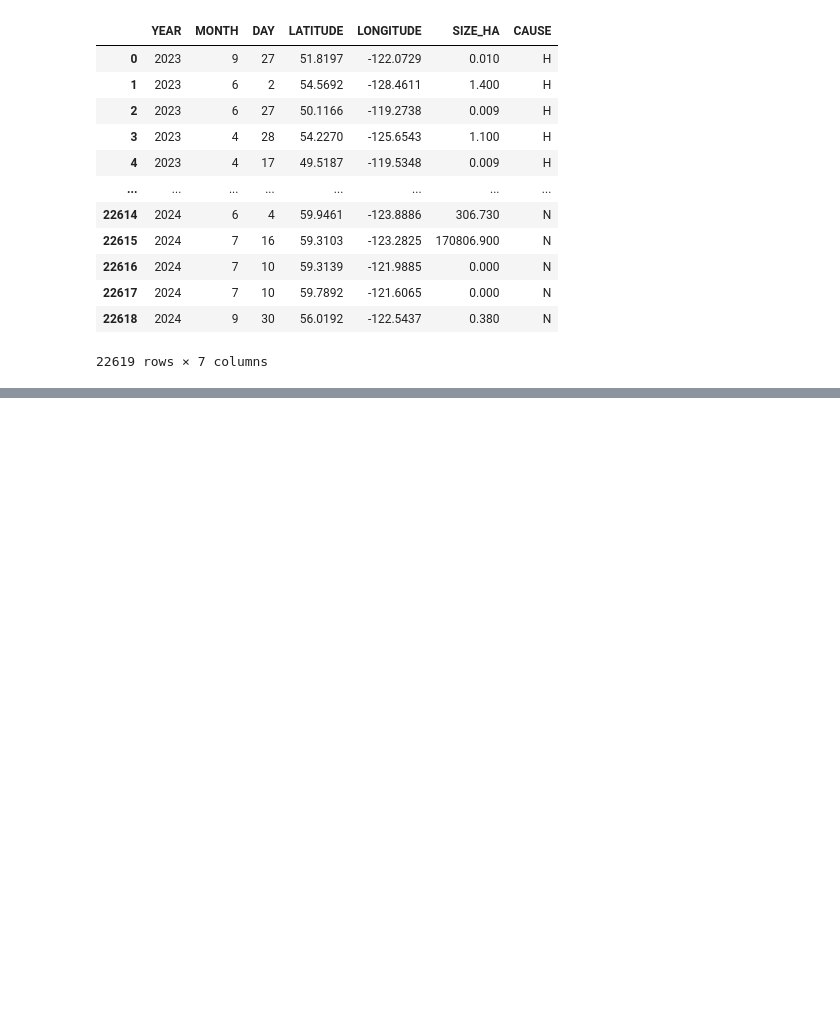
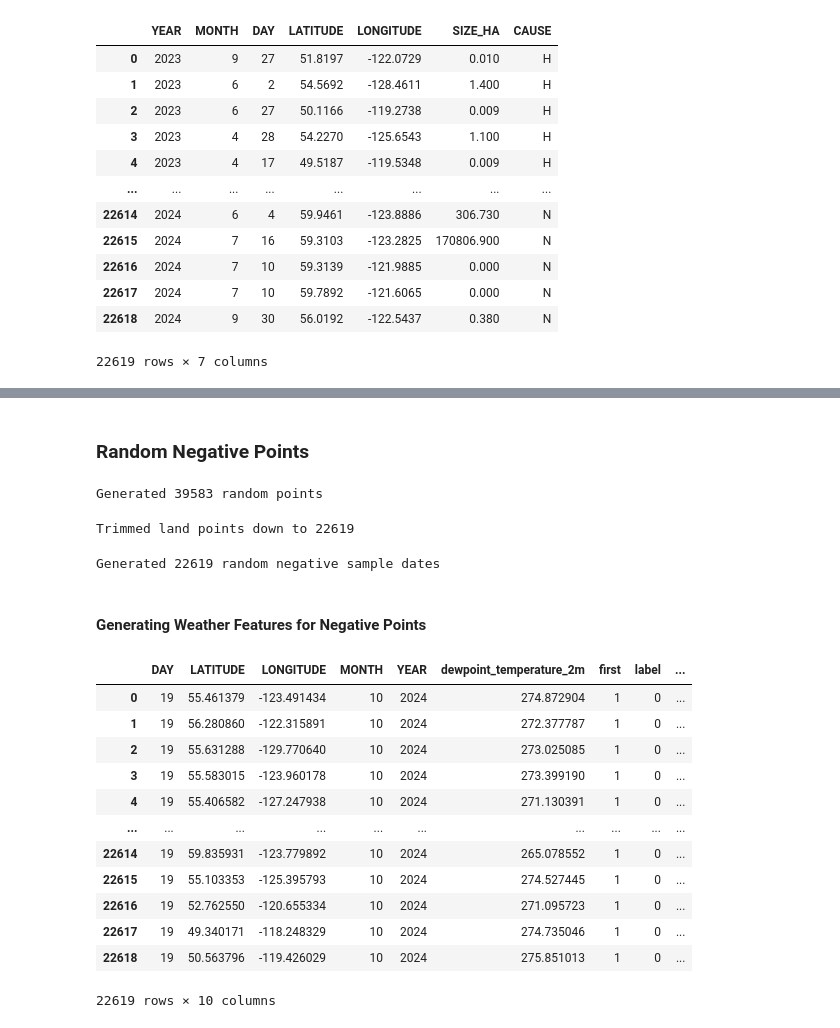
Before and after one commit to MikaTan2007/bc-wildfire-prediction, a Jupyter notebook: bc_wildfire_prediction.ipynb, the cells around one changed output, grey strips where cells are left out. Cells and saved outputs as stored; diff of their text form; code cells hidden in the pictures; blank space fills up the shorter version.

Commit message:
Generated negatives

```diff
--- a/bc_wildfire_prediction.ipynb
+++ b/bc_wildfire_prediction.ipynb
@@ -345,2 +346,82 @@ WARNING:googleapiclient.http:Sleeping 0.53 seconds before retry 1 of 5 for reque
 # %%
 bc_weather_fires.to_csv("bc_weather_fires.csv", index=False)
+# %% [markdown]
+### Random Negative Points
+# %%
+import random
+
+landcover = ee.ImageCollection('MODIS/061/MCD12Q1').select('LC_Type1').mode()
+land_mask = landcover.neq(17) # 17 is water
+
+land_only_image = ee.Image(1).updateMask(land_mask)
+
+num_points = int(22619 * 1.75)
+
+raw_random_points = ee.FeatureCollection.randomPoints(
+    region = bc_bounds,
+    points = num_points,
+    seed = 42,
+)
+
+print(f"Generated {raw_random_points.size().getInfo()} random points")
+# %% [output]
+Generated 39583 random points
+# %%
+land_only_points = land_mask.reduceRegions(
+    collection = raw_random_points,
+    reducer = ee.Reducer.first(),
+    scale = 500
+)
+# %%
+final_land_points = land_only_points.filter(ee.Filter.eq('first', 1))
+negative_features = final_land_points.limit(22619)
+print(f"Trimmed land points down to {negative_features.size().getInfo()}")
+# %% [output]
+Trimmed land points down to 22619
+# %%
+def assign_random_dates(feature):
+  year = random.randint(2010, 2024)
+  month = random.randint(4,10)
+  day = random.randint(1,28)
+
+  geom = feature.geometry()
+
+  longitude = geom.coordinates().get(0)
+  latitude = geom.coordinates().get(1)
+
+  return feature.set({
+      'YEAR': year,
+      'MONTH': month,
+      'DAY': day,
+      'LATITUDE': latitude,
+      'LONGITUDE': longitude,
+      'label': 0 # No fire
+  })
+
+negative_features = negative_features.map(assign_random_dates)
+print(f"Generated {negative_features.size().getInfo()} random negative sample dates")
+# %% [output]
+Generated 22619 random negative sample dates
+# %% [markdown]
+#### Generating Weather Features for Negative Points
+# %%
+processed_negatives = negative_features.map(extract_weather_for_fire)
+# %%
+# Convert to Pandas
+weather_negatives = geemap.ee_to_df(processed_negatives)
+
+display(weather_negatives)
+# %% [output]
+|  | DAY | LATITUDE | LONGITUDE | MONTH | YEAR | dewpoint_temperature_2m | first | label | ... |
+| 0 | 19 | 55.461379 | -123.491434 | 10 | 2024 | 274.872904 | 1 | 0 | ... |
+| 1 | 19 | 56.280860 | -122.315891 | 10 | 2024 | 272.377787 | 1 | 0 | ... |
+| 2 | 19 | 55.631288 | -129.770640 | 10 | 2024 | 273.025085 | 1 | 0 | ... |
+| 3 | 19 | 55.583015 | -123.960178 | 10 | 2024 | 273.399190 | 1 | 0 | ... |
+| 4 | 19 | 55.406582 | -127.247938 | 10 | 2024 | 271.130391 | 1 | 0 | ... |
+| ... | ... | ... | ... | ... | ... | ... | ... | ... | ... |
+| 22614 | 19 | 59.835931 | -123.779892 | 10 | 2024 | 265.078552 | 1 | 0 | ... |
+| 22615 | 19 | 55.103353 | -125.395793 | 10 | 2024 | 274.527445 | 1 | 0 | ... |
+| 22616 | 19 | 52.762550 | -120.655334 | 10 | 2024 | 271.095723 | 1 | 0 | ... |
+| 22617 | 19 | 49.340171 | -118.248329 | 10 | 2024 | 274.735046 | 1 | 0 | ... |
+| 22618 | 19 | 50.563796 | -119.426029 | 10 | 2024 | 275.851013 | 1 | 0 | ... |
+22619 rows × 10 columns
```
Also changed, not shown: parts of 10 cells of this notebook.
